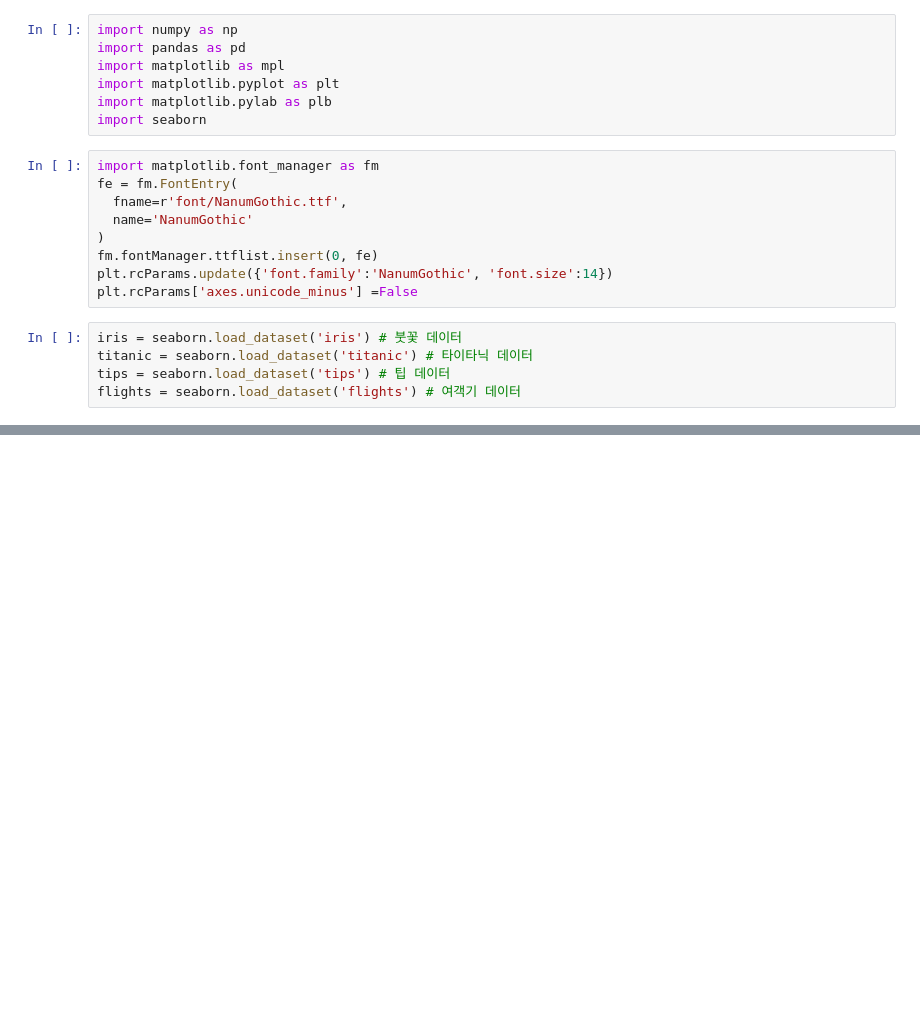
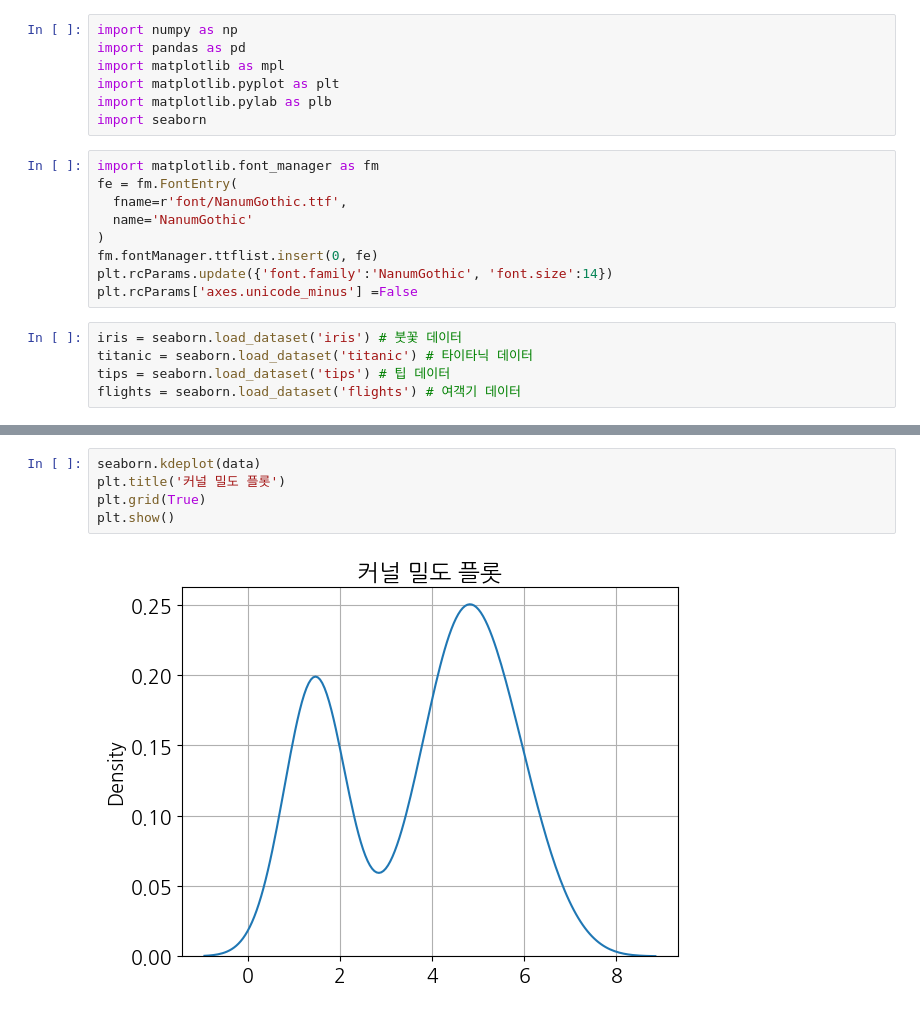
Before and after one commit to ahndb/aws_phyhon_240215, a Jupyter notebook: matplotlib_visualize_data/0304/d_matplotlib_example.ipynb, the cells around one changed output, grey strips where cells are left out. Saved outputs shown, nothing was run; the diff lists cells and outputs as text; blank space fills up the shorter version.

```diff
--- a/matplotlib_visualize_data/0304/d_matplotlib_example.ipynb
+++ b/matplotlib_visualize_data/0304/d_matplotlib_example.ipynb
@@ -21,0 +53,7 @@ flights = seaborn.load_dataset('flights') # 여객기 데이터
+# %%
+seaborn.kdeplot(data)
+plt.title('커널 밀도 플롯')
+plt.grid(True)
+plt.show()
+# %% [output]
+[figure, added]
```
Also changed, not shown: parts of 16 cells of this notebook, 1 other file.
